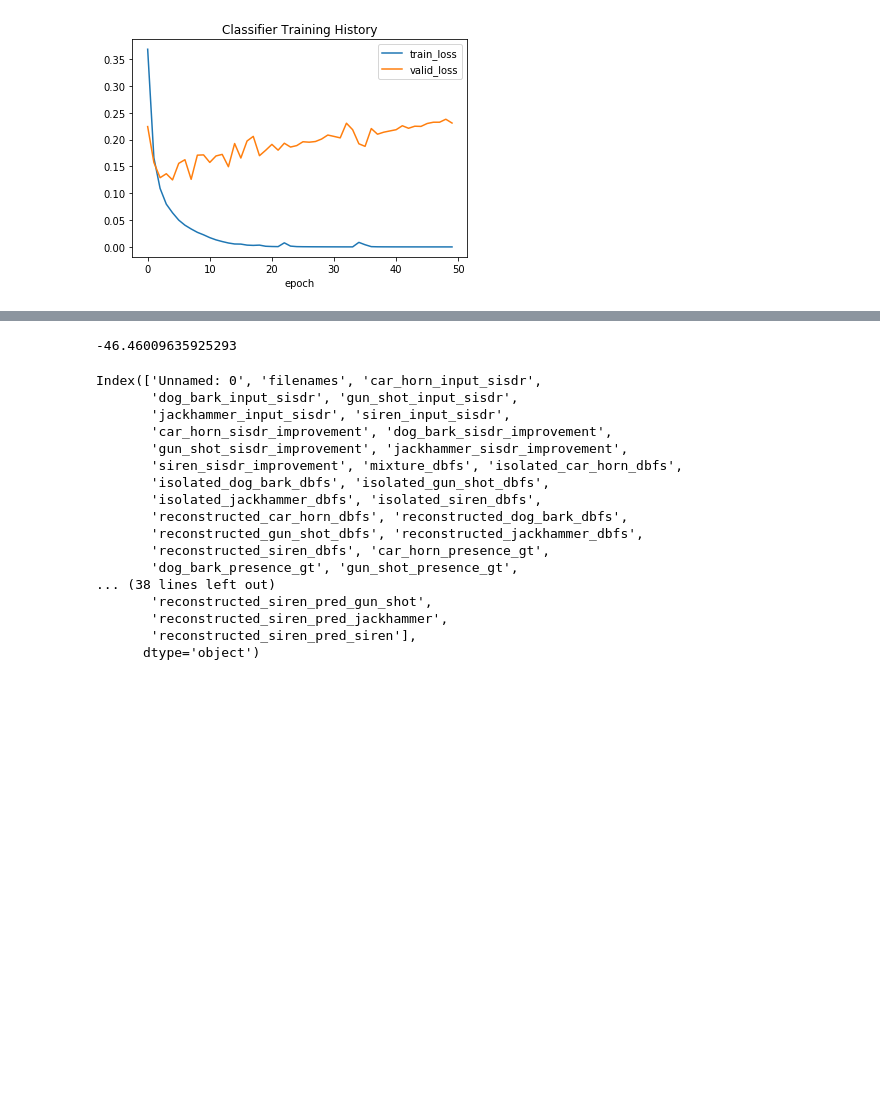
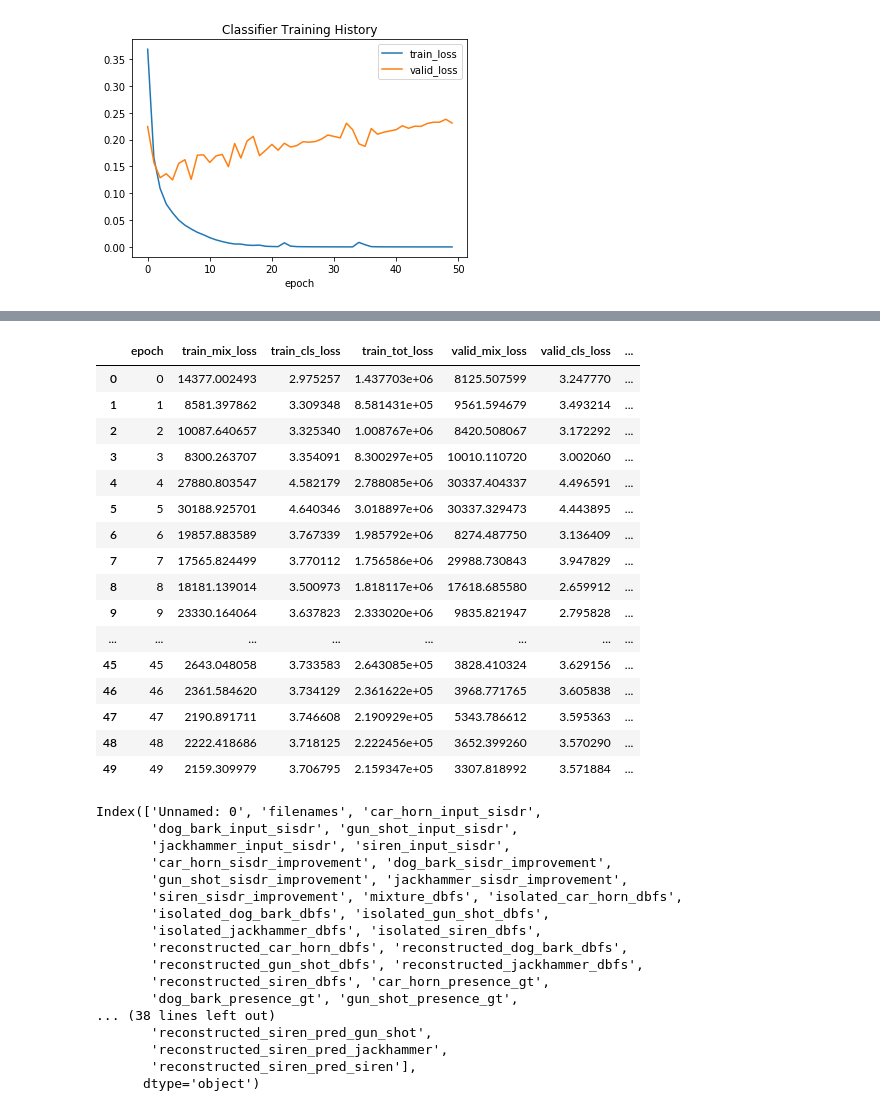
Before and after one commit to sonyc-project/weakly-supervised-sssle, a Jupyter notebook: notebooks/results_analysis.ipynb, the cells around one changed output, grey strips where cells are left out. Saved outputs shown, nothing was run; the diff lists cells and outputs as text; code cells hidden in the pictures; blank space fills up the shorter version.

```diff
--- a/notebooks/results_analysis.ipynb
+++ b/notebooks/results_analysis.ipynb
@@ -31,11 +33,27 @@ separator_history.plot(x='epoch', y=['train_tot_loss', 'valid_tot_loss'], title=
+# %%
+separator_history
+# %% [output]
+|  | epoch | train_mix_loss | train_cls_loss | train_tot_loss | valid_mix_loss | valid_cls_loss | ... |
+| 0 | 0 | 14377.002493 | 2.975257 | 1.437703e+06 | 8125.507599 | 3.247770 | ... |
+| 1 | 1 | 8581.397862 | 3.309348 | 8.581431e+05 | 9561.594679 | 3.493214 | ... |
+| 2 | 2 | 10087.640657 | 3.325340 | 1.008767e+06 | 8420.508067 | 3.172292 | ... |
+| 3 | 3 | 8300.263707 | 3.354091 | 8.300297e+05 | 10010.110720 | 3.002060 | ... |
+| 4 | 4 | 27880.803547 | 4.582179 | 2.788085e+06 | 30337.404337 | 4.496591 | ... |
+| 5 | 5 | 30188.925701 | 4.640346 | 3.018897e+06 | 30337.329473 | 4.443895 | ... |
+| 6 | 6 | 19857.883589 | 3.767339 | 1.985792e+06 | 8274.487750 | 3.136409 | ... |
+| 7 | 7 | 17565.824499 | 3.770112 | 1.756586e+06 | 29988.730843 | 3.947829 | ... |
+| 8 | 8 | 18181.139014 | 3.500973 | 1.818117e+06 | 17618.685580 | 2.659912 | ... |
+| 9 | 9 | 23330.164064 | 3.637823 | 2.333020e+06 | 9835.821947 | 2.795828 | ... |
+| ... | ... | ... | ... | ... | ... | ... | ... |
+| 45 | 45 | 2643.048058 | 3.733583 | 2.643085e+05 | 3828.410324 | 3.629156 | ... |
+| 46 | 46 | 2361.584620 | 3.734129 | 2.361622e+05 | 3968.771765 | 3.605838 | ... |
+| 47 | 47 | 2190.891711 | 3.746608 | 2.190929e+05 | 5343.786612 | 3.595363 | ... |
+| 48 | 48 | 2222.418686 | 3.718125 | 2.222456e+05 | 3652.399260 | 3.570290 | ... |
+| 49 | 49 | 2159.309979 | 3.706795 | 2.159347e+05 | 3307.818992 | 3.571884 | ... |
 # %%
 sep_res_path = os.path.join(separator_dir, 'separation_results_test.csv')
 # %%
 sep_df = pd.read_csv(sep_res_path)
-# %%
-sep_df['dog_bark_sisdr_improvement'].median()
-# %% [output]
--46.46009635925293
 # %%
 sep_df.keys()
 # %% [output]
```
Also changed, not shown: parts of 17 cells of this notebook, 1 other file.
